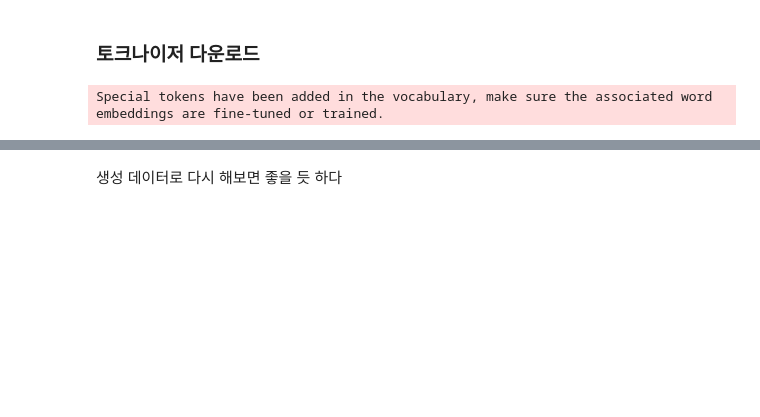
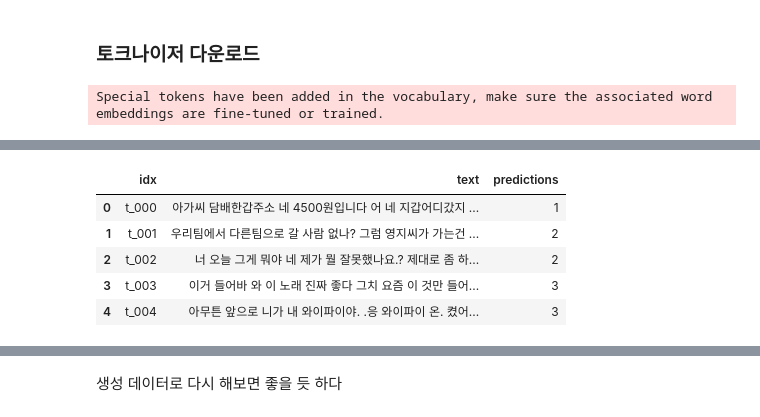
Before and after one commit to seoyeokim/Aiffel_DLThon, a Jupyter notebook: code/koGPT-2.ipynb, the cells around one changed output, grey strips where cells are left out. Cells and saved outputs as stored; diff of their text form; code cells hidden in the pictures; blank space fills up the shorter version.

```diff
--- a/code/koGPT-2.ipynb
+++ b/code/koGPT-2.ipynb
@@ -129,7 +102,7 @@ train_labels = train_data["class"].to_list() # Labels
 from sklearn.model_selection import train_test_split
 
 # Split Train and Validation data
-train_texts, val_texts, train_labels, val_labels = train_test_split(train_texts, train_labels, test_size=0.2, random_state=0)
+train_texts, val_texts, train_labels, val_labels = train_test_split(train_texts, train_class, test_size=0.2, random_state=0)
 # %% [markdown]
 ### 토크나이저 다운로드
 # %%
@@ -202,5 +175,5 @@ pad_sequences maxlen :  295
 # %%
-max_seq_len = 300
+max_seq_len = 330
 
 # 학습데이터 전처리
 X_train = convert_examples_to_features(train_texts, max_seq_len=max_seq_len, tokenizer=tokenizer)
@@ -233,3 +206,19 @@ print('정수 인코딩 복원 :',tokenizer.decode(input_id))
 # 검증데이터 전처리
 
 X_val = convert_examples_to_features(val_texts, max_seq_len=max_seq_len, tokenizer=tokenizer)
+# %%
+# 라벨데이터 정수 라벨링
+
+train_label = train_labels
+val_label = val_labels
+
+idx_encode = preprocessing.LabelEncoder()
+idx_encode.fit(train_label)
+
+# 고유한 정수로 변환
+y_train = idx_encode.transform(train_label)
+y_val = idx_encode.transform(val_label)
+
+label_idx = dict(zip(list(idx_encode.classes_), idx_encode.transform(list(idx_encode.classes_))))
+idx_label = {value: key for key, value in label_idx.items()}
+print('각 레이블과 정수 :', label_idx)
@@ -297,4 +288,4 @@ val_labels = np.array(val_labels)
 # %%
 model.fit(
-    X_train, train_labels, epochs=1, batch_size=16, validation_data = (X_val, val_labels)
+    X_train, y_train, epochs=2, batch_size=16, validation_data = (X_val, y_val)
 )
@@ -350,22 +368,29 @@ print("Test data preprocessing 완료!")
 # %%
 # 레이블과 정수 매핑 딕셔너리
-label_mapping = {0: 1, 1: 3, 2: 4, 3: 2, 4: 0}           # 랜덤 정수 라벨링은 캐글 기준으로 바꾸기
+label_mapping = {0: 1, 1: 3, 2: 4, 3: 2, 4: 0}
 
 # 예측 수행
 predictions = model.predict(X_test)
 
 # 예측 결과가 클래스 확률일 경우
 predicted_classes = np.argmax(predictions, axis=1)
 
 # 정수 값을 레이블로 변환
 predicted_labels = [label_mapping[class_id] for class_id in predicted_classes]
 
 # 예측 결과를 test 데이터프레임에 추가
-test_data['predictions'] = predicted_classes
+test_data['predictions'] = predicted_labels
 test_data.to_csv("test.csv",index=False, encoding='utf-8-sig')
 
 
 # 결과 출력
 test_data.head()
+# %% [output]
+|  | idx | text | predictions |
+| 0 | t_000 | 아가씨 담배한갑주소 네 4500원입니다 어 네 지갑어디갔지 ... | 1 |
+| 1 | t_001 | 우리팀에서 다른팀으로 갈 사람 없나? 그럼 영지씨가 가는건 ... | 2 |
+| 2 | t_002 | 너 오늘 그게 뭐야 네 제가 뭘 잘못했나요.? 제대로 좀 하... | 2 |
+| 3 | t_003 | 이거 들어바 와 이 노래 진짜 좋다 그치 요즘 이 것만 들어... | 3 |
+| 4 | t_004 | 아무튼 앞으로 니가 내 와이파이야. .응 와이파이 온. 켰어... | 3 |
 # %%
 test_data.sample(10)
```
Also changed, not shown: parts of 26 cells of this notebook.
